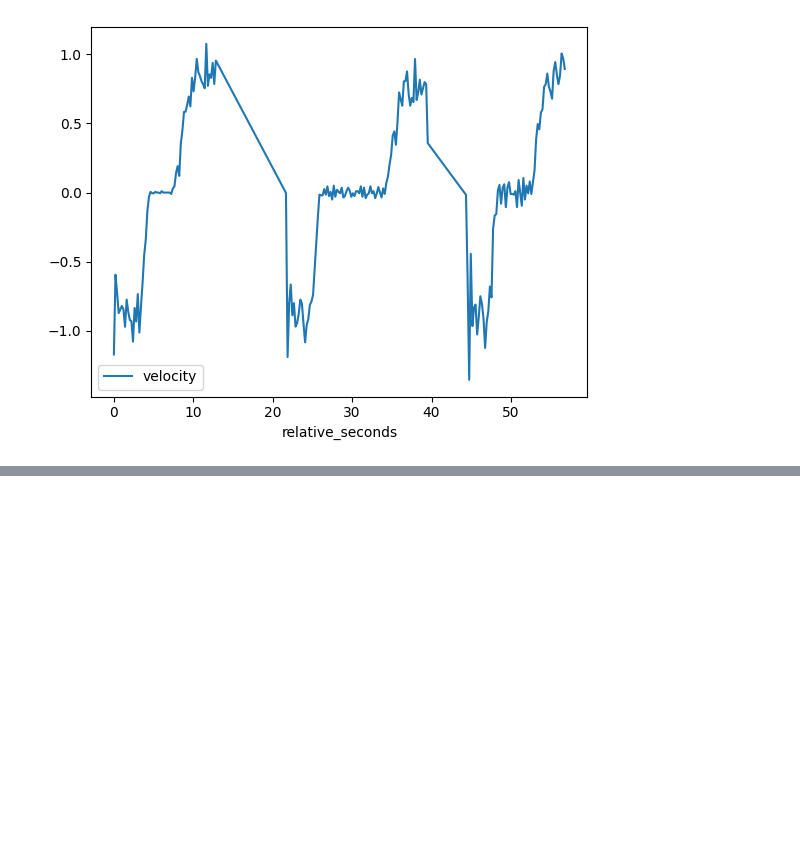
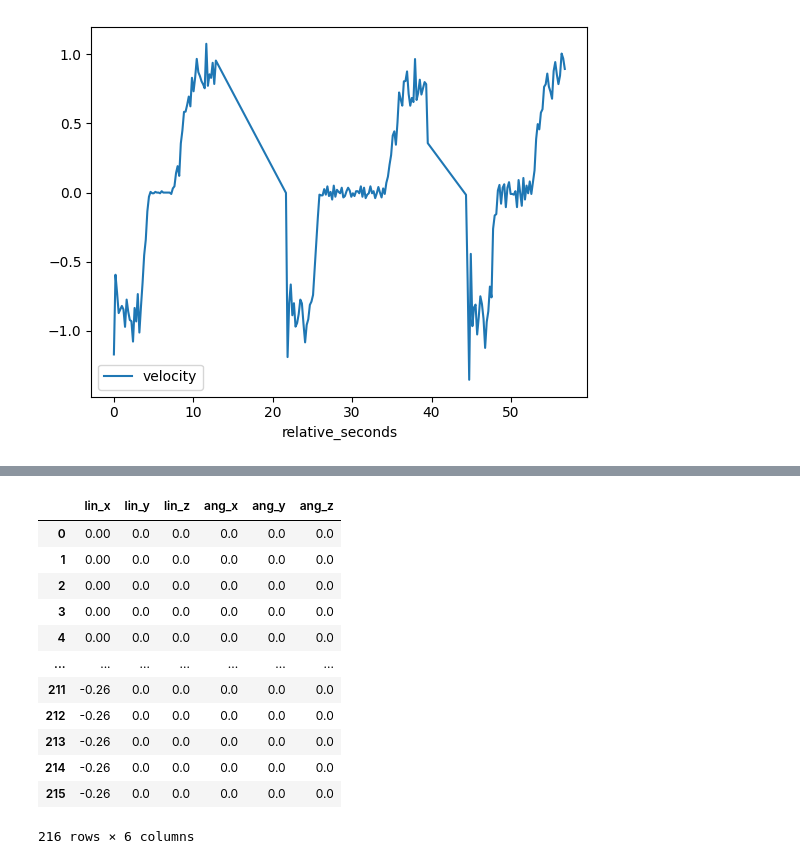
Before and after one commit to mattwilliamson/deepdrive, a Jupyter notebook: src/deepdrive_hardware/notebooks/max_speed.ipynb, the cells around one changed output, grey strips where cells are left out. Saved outputs shown, nothing was run; the diff lists cells and outputs as text; code cells hidden in the pictures; blank space fills up the shorter version.

```diff
--- a/src/deepdrive_hardware/notebooks/max_speed.ipynb
+++ b/src/deepdrive_hardware/notebooks/max_speed.ipynb
@@ -69,0 +133,19 @@ acceleration_df.plot(x='relative_seconds', y='acceleration')
+# %%
+df2_stretched = df2.reindex(df.index)
+
+# Display the stretched dataframe
+df2_stretched
+# %% [output]
+|  | lin_x | lin_y | lin_z | ang_x | ang_y | ang_z |
+| 0 | 0.00 | 0.0 | 0.0 | 0.0 | 0.0 | 0.0 |
+| 1 | 0.00 | 0.0 | 0.0 | 0.0 | 0.0 | 0.0 |
+| 2 | 0.00 | 0.0 | 0.0 | 0.0 | 0.0 | 0.0 |
+| 3 | 0.00 | 0.0 | 0.0 | 0.0 | 0.0 | 0.0 |
+| 4 | 0.00 | 0.0 | 0.0 | 0.0 | 0.0 | 0.0 |
+| ... | ... | ... | ... | ... | ... | ... |
+| 211 | -0.26 | 0.0 | 0.0 | 0.0 | 0.0 | 0.0 |
+| 212 | -0.26 | 0.0 | 0.0 | 0.0 | 0.0 | 0.0 |
+| 213 | -0.26 | 0.0 | 0.0 | 0.0 | 0.0 | 0.0 |
+| 214 | -0.26 | 0.0 | 0.0 | 0.0 | 0.0 | 0.0 |
+| 215 | -0.26 | 0.0 | 0.0 | 0.0 | 0.0 | 0.0 |
+216 rows × 6 columns
```
Also changed, not shown: parts of 10 cells of this notebook, 1 other file.
